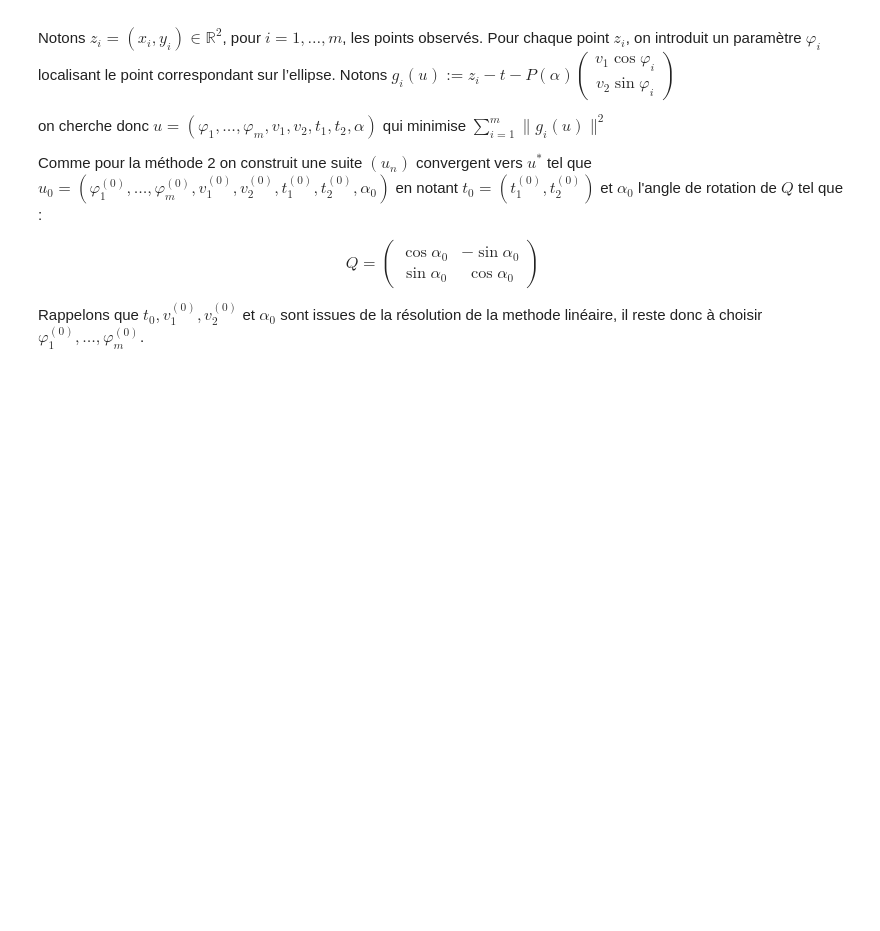
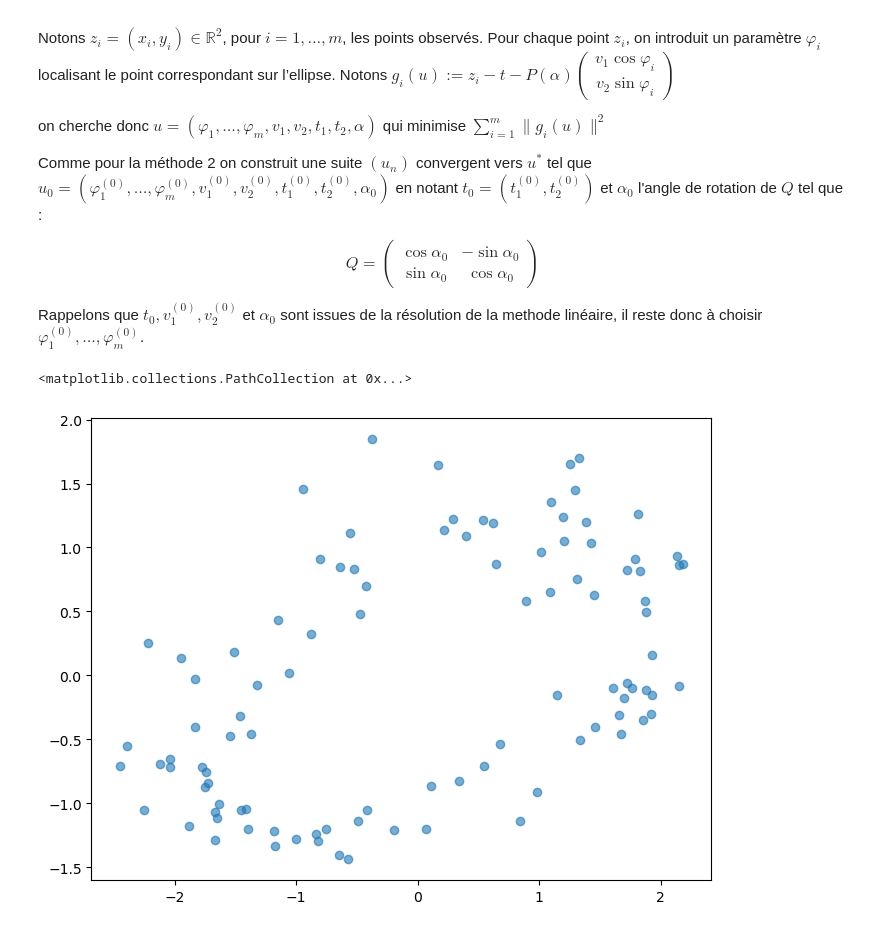
Before and after one commit to NourBouabid/Projet-optimisation-266-, a Jupyter notebook: notebook_final.ipynb, the cells around one changed output. Cells and saved outputs as stored; diff of their text form; code cells hidden in the pictures; blank space fills up the shorter version.

Commit message:
test ellipse

```diff
--- a/notebook_final.ipynb
+++ b/notebook_final.ipynb
@@ -589,3 +587,44 @@ Q=
 $$
 
 Rappelons que $t_0,v_1^{(0)},v_2^{(0)} $ et $\alpha_0$ sont issues de la résolution de la methode linéaire, il reste donc à choisir $\varphi_1^{(0)},\dots,\varphi_m^{(0)}$.
+# %%
+def methode_ellipse(x,y):
+    return...
+# %%
+data2=pd.read_csv("data2.txt", header=None, sep=" ")
+
+X2=np.asarray(data[0], dtype=float)
+Y2=np.asarray(data[1], dtype=float)
+# %%
+random.seed()
+
+#création d'un jeu de données de test
+
+n=100 #nombre de points
+
+# selection de points issus de la vraie ellipse
+t1, t2 = 0, 0 #centre
+v1, v2,= 1, 2 #demie-axe
+alpha=2 #angle de rotation
+
+phi = np.random.uniform(0, 2*np.pi, n)
+x = t1+ v1*np.cos(phi)*np.cos(alpha) - v2*np.sin(phi)*np.sin(alpha)
+y = t2+ v1*np.cos(phi)*np.sin(alpha) + v2*np.sin(phi)*np.cos(alpha)
+
+#bruitage des points
+sigma=0.1
+bruit = np.random.normal(loc=0, scale=np.sqrt(sigma), size=(n, 2))
+x_bruite = x + bruit[:,0]
+y_bruite = y + bruit[:,1]
+# %%
+plt.figure(figsize=(8, 6))
+
+plt.scatter(x_bruite, y_bruite, alpha=0.6, label="points bruités")
+
+t1, t2, v1, v2, alpha = methode_ellipse(X2,Y2)
+x_ellipse = ...
+y_ellipse = ...
+plt.plot(x_ellipse, y_ellipse, label="methode 1 ")
+# %% [output]
+<matplotlib.collections.PathCollection at 0x...>
+[figure, added]
```
Also changed, not shown: parts of 3 cells of this notebook, 2 other files.
